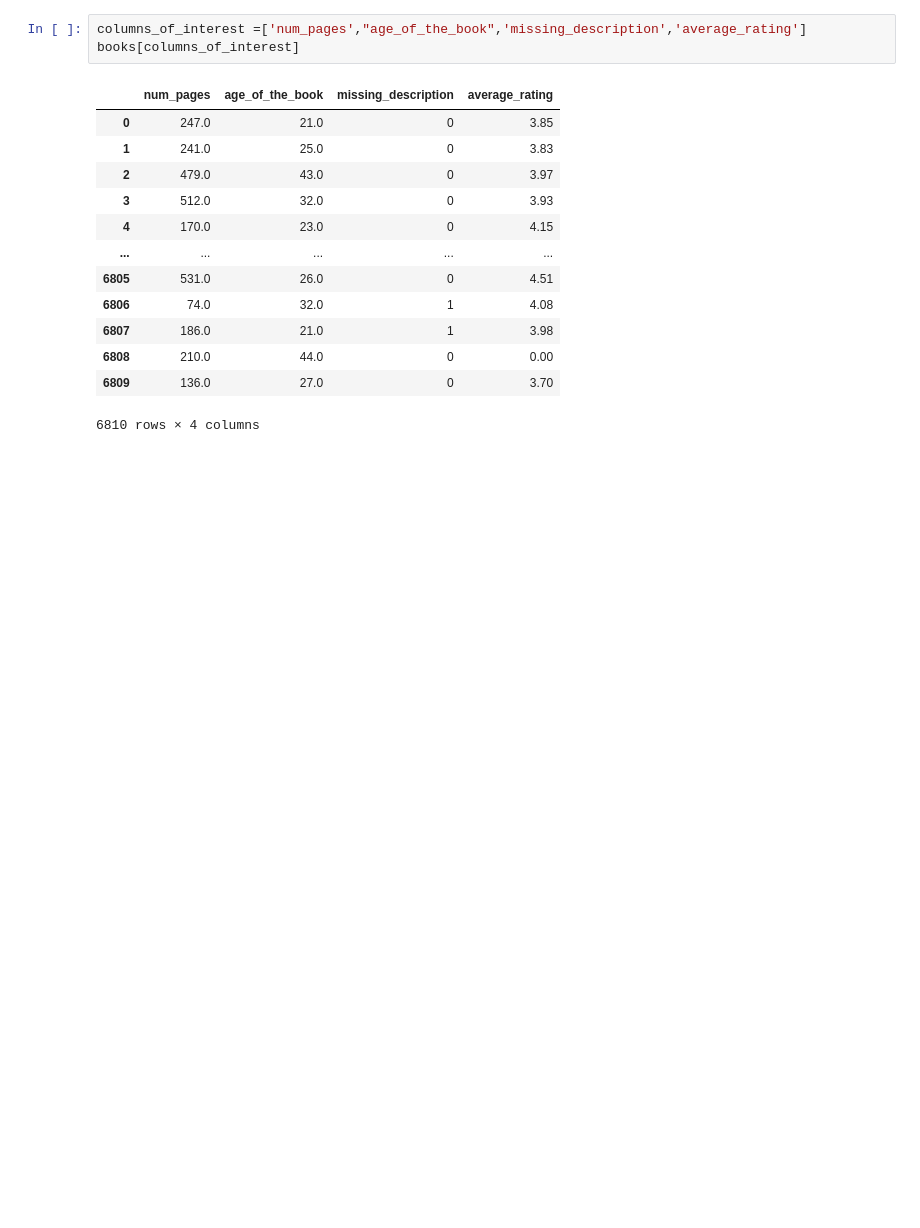
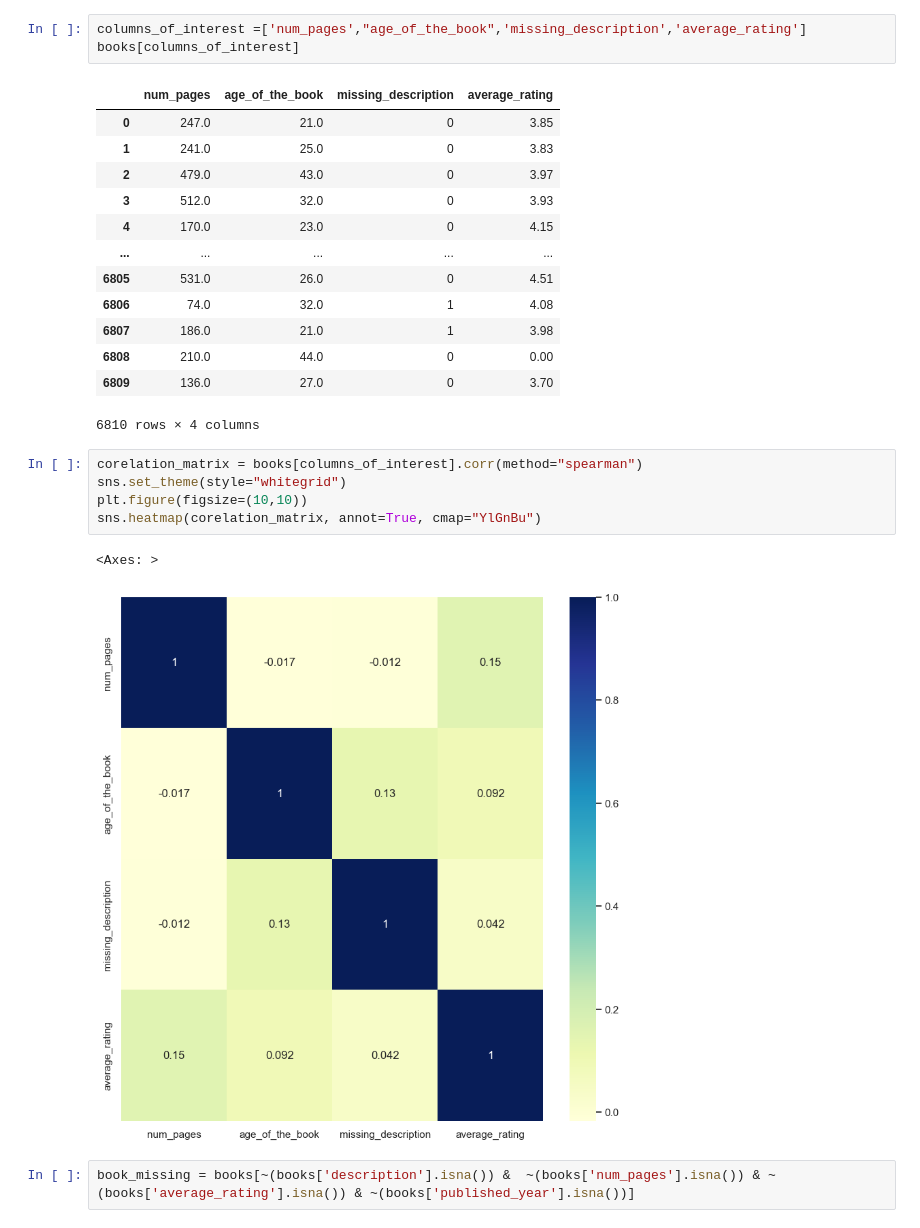
Before and after one commit to gmishra19/book_recommender, a Jupyter notebook: one.ipynb, the cells around one changed output. Cells and saved outputs as stored; diff of their text form; blank space fills up the shorter version.

Commit message:
Add data processing and correlation analysis for book dataset

```diff
--- a/one.ipynb
+++ b/one.ipynb
@@ -62,3 +59,13 @@ books[columns_of_interest]
 | 6808 | 210.0 | 44.0 | 0 | 0.00 |
 | 6809 | 136.0 | 27.0 | 0 | 3.70 |
 6810 rows × 4 columns
+# %%
+corelation_matrix = books[columns_of_interest].corr(method="spearman")
+sns.set_theme(style="whitegrid")
+plt.figure(figsize=(10,10))
+sns.heatmap(corelation_matrix, annot=True, cmap="YlGnBu")
+# %% [output]
+<Axes: >
+[figure, added]
+# %%
+book_missing = books[~(books['description'].isna()) &  ~(books['num_pages'].isna()) & ~(books['average_rating'].isna()) & ~(books['published_year'].isna())]
```
Also changed, not shown: parts of 11 cells of this notebook.
